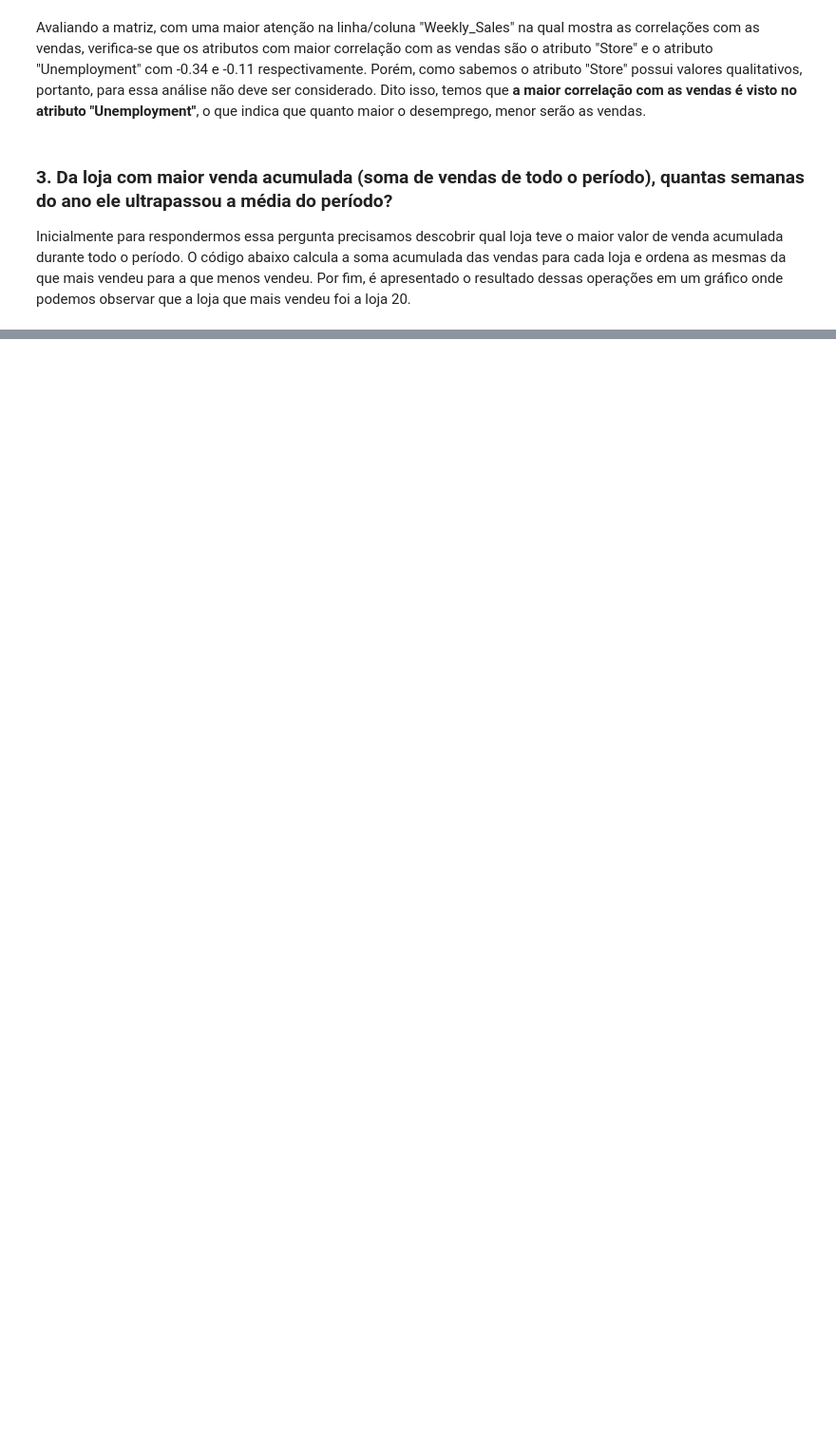
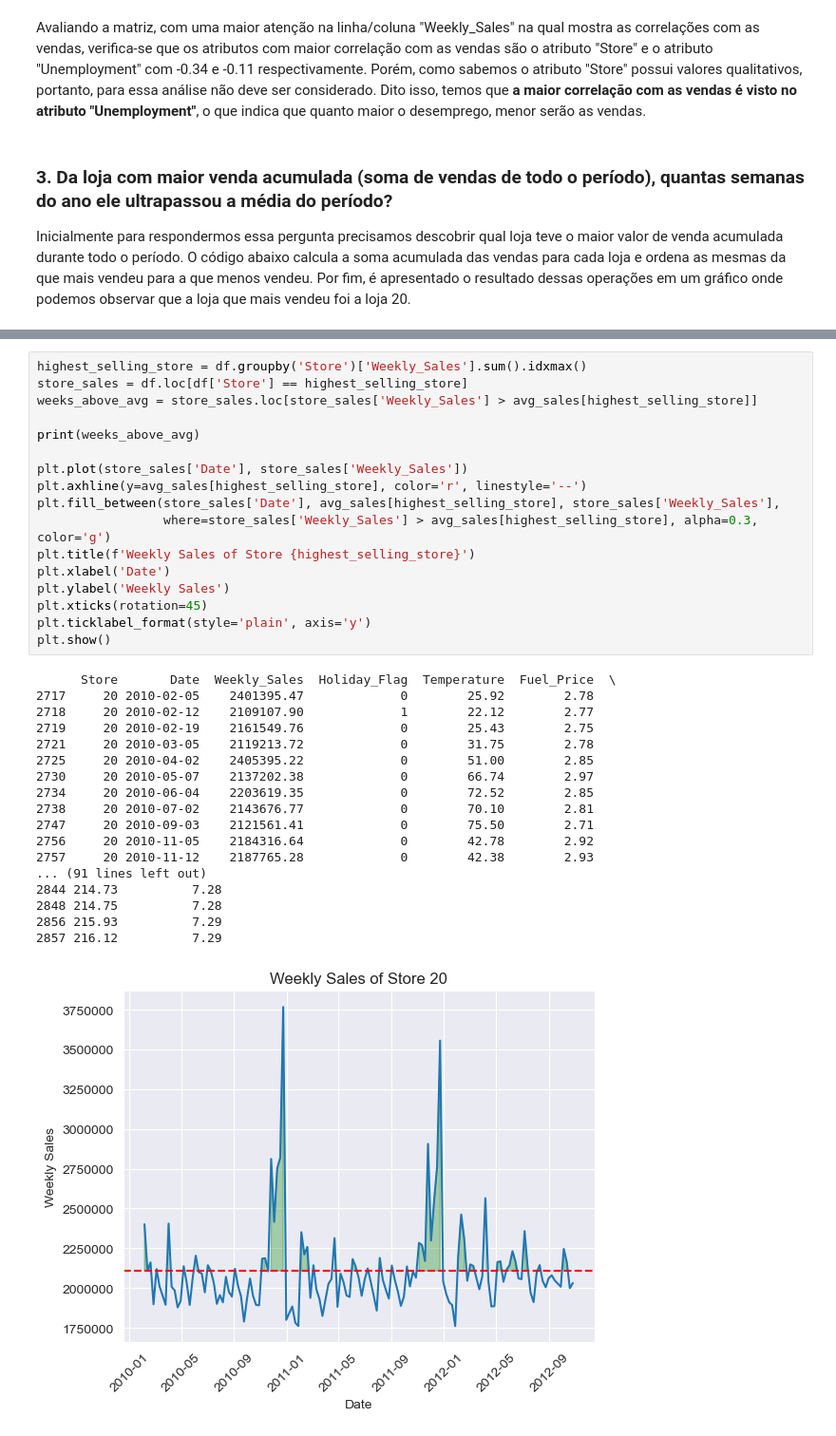
Before and after one commit to WashHolanda/CaseWalmartDNC, a Jupyter notebook: CaseWalmart.ipynb, the cells around one changed output, grey strips where cells are left out. Shown at 95% size. Drawn from its saved outputs; the diff is of its cells as text; blank space fills up the shorter version.

```diff
--- a/CaseWalmart.ipynb
+++ b/CaseWalmart.ipynb
@@ -256,0 +261,36 @@ plt.show()
+# %%
+highest_selling_store = df.groupby('Store')['Weekly_Sales'].sum().idxmax()
+store_sales = df.loc[df['Store'] == highest_selling_store]
+weeks_above_avg = store_sales.loc[store_sales['Weekly_Sales'] > avg_sales[highest_selling_store]]
+
+print(weeks_above_avg)
+
+plt.plot(store_sales['Date'], store_sales['Weekly_Sales'])
+plt.axhline(y=avg_sales[highest_selling_store], color='r', linestyle='--')
+plt.fill_between(store_sales['Date'], avg_sales[highest_selling_store], store_sales['Weekly_Sales'],
+                 where=store_sales['Weekly_Sales'] > avg_sales[highest_selling_store], alpha=0.3, color='g')
+plt.title(f'Weekly Sales of Store {highest_selling_store}')
+plt.xlabel('Date')
+plt.ylabel('Weekly Sales')
+plt.xticks(rotation=45)
+plt.ticklabel_format(style='plain', axis='y')
+plt.show()
+# %% [output]
+      Store       Date  Weekly_Sales  Holiday_Flag  Temperature  Fuel_Price  \
+2717     20 2010-02-05    2401395.47             0        25.92        2.78
+2718     20 2010-02-12    2109107.90             1        22.12        2.77
+2719     20 2010-02-19    2161549.76             0        25.43        2.75
+2721     20 2010-03-05    2119213.72             0        31.75        2.78
+2725     20 2010-04-02    2405395.22             0        51.00        2.85
+2730     20 2010-05-07    2137202.38             0        66.74        2.97
+2734     20 2010-06-04    2203619.35             0        72.52        2.85
+2738     20 2010-07-02    2143676.77             0        70.10        2.81
+2747     20 2010-09-03    2121561.41             0        75.50        2.71
+2756     20 2010-11-05    2184316.64             0        42.78        2.92
+2757     20 2010-11-12    2187765.28             0        42.38        2.93
+... (91 lines left out)
+2844 214.73          7.28
+2848 214.75          7.28
+2856 215.93          7.29
+2857 216.12          7.29
+[figure, added]
```
Also changed, not shown: parts of 9 cells of this notebook.
